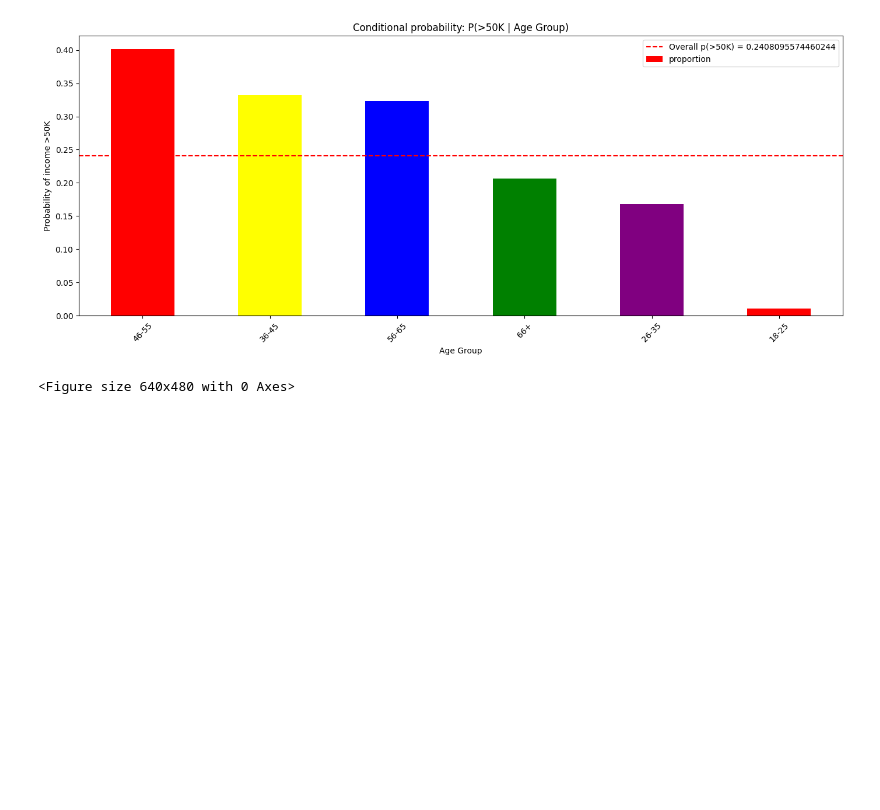
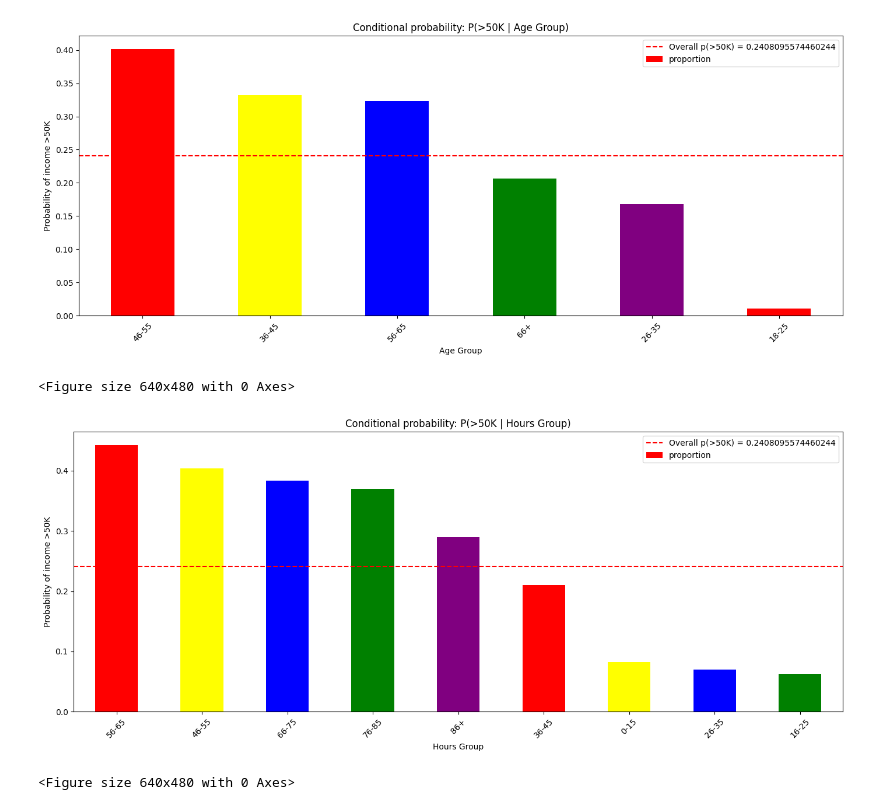
Before and after one commit to Cloris-la/Probability-Distributions, a Jupyter notebook: src/src.ipynb, the cells around one changed output. Cells and saved outputs as stored; diff of their text form; code cells hidden in the pictures; blank space fills up the shorter version.

```diff
--- a/src/src.ipynb
+++ b/src/src.ipynb
@@ -321,3 +321,28 @@ plt.savefig(f'../plot/probability_age_group.png')
 # %% [output]
 [figure]
 <Figure size 640x480 with 0 Axes>
+# %%
+# 7. hours-per-week
+# create age bins
+hours_per_week_bins = [0,15,25,35,45,55,65,75,85,100]
+hours_per_week_labels = ['0-15','16-25', '26-35', '36-45', '46-55', '56-65', '66-75','76-85','86+']
+df['hours_group'] = pd.cut(df['hours-per-week'],bins=hours_per_week_bins,labels=hours_per_week_labels,right = False)
+
+# consider age_group as a categorial vasiable and calculate p(>50K | age_group)
+prob_income_by_hoursgroup = df.groupby('hours_group')['income'].value_counts(normalize=True).loc[:,'>50K'].sort_values(ascending=False)
+
+# visaulization
+plt.figure(figsize=(14,6))
+prob_income_by_hoursgroup.plot(kind='bar',color = ['Red','Yellow','Blue','Green','Purple'])
+plt.axhline(y=p_high_income_total, color = 'red',linestyle='--',label =f'Overall p(>50K) = {p_high_income_total}')
+plt.title('Conditional probability: P(>50K | Hours Group)')
+plt.ylabel('Probability of income >50K')
+plt.xlabel('Hours Group')
+plt.xticks(rotation = 45)
+plt.legend()
+plt.tight_layout()
+plt.show()
+plt.savefig(f'../plot/probability_hours_group.png')
+# %% [output]
+[figure, added]
+<Figure size 640x480 with 0 Axes>
```
Also changed, not shown: parts of 1 cell of this notebook, 16 other files.
